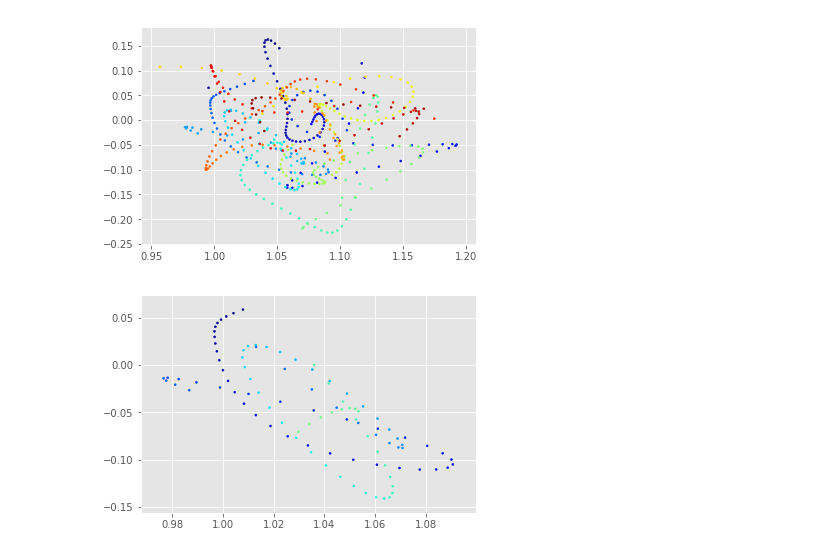
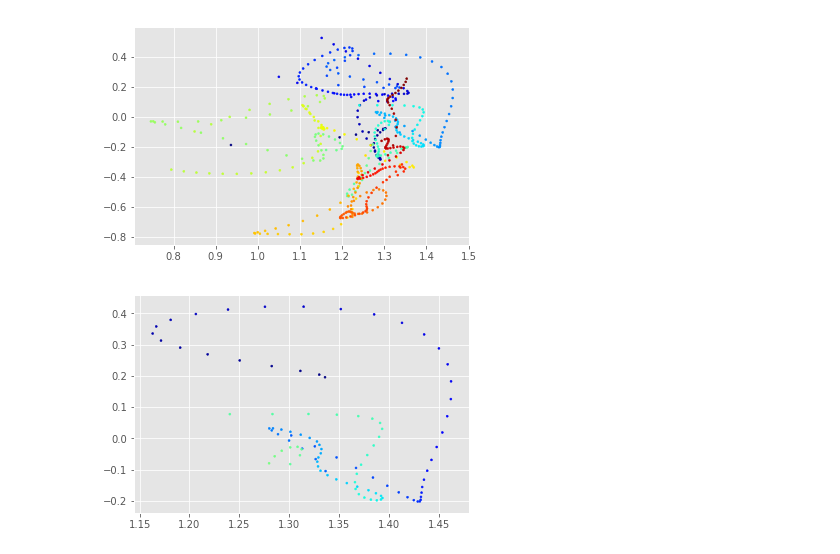
Before and after one commit to Joshuaalbert/bayes_tec, a Jupyter notebook: notebooks/devel/gain_screen_solver.ipynb, the cells around one changed output. Drawn from its saved outputs; the diff is of its cells as text; code cells hidden in the pictures.

```diff
--- a/notebooks/devel/gain_screen_solver.ipynb
+++ b/notebooks/devel/gain_screen_solver.ipynb
@@ -175,6 +282,0 @@ Time left: 4910.153794939397 s
-# %%
-with datapack:
-    datapack.switch_solset('posterior_sol')
-    datapack.select(ant=slice(1,2,1),time=None,dir=None,pol=slice(0,1,1), freq=slice(0,50,1))
-    phase,_ = datapack.phase
-    amp,_ = datapack.amplitude
@@ -190,0 +379,30 @@ plt.show()
+# %%
+with datapack:
+    datapack.switch_solset('posterior_sol')
+    datapack.select(ant=None,time=None,dir=None,pol=slice(0,1,1), freq=slice(0,48,1))
+    phase,_ = datapack.phase
+    amp,_ = datapack.amplitude
+
+
+datapack.add_freq_indep_tab('tec', times.mjd*86400., pols = pol_labels)
+
+
+gains = amp * np.exp(1j*phase)
+# w_array = []
+# Npol, Nd, Na, Nf, Nt = phase.shape
+# t0 = default_timer()
+# tec = np.zeros((Npol, Nd, Na, Nt))
+# for i in range(1,62,1):
+#     print(antenna_labels[i])
+#     w = get_freq_weights(gains[:,:,i,:,:], freqs[:48])
+#     w_array.append(w)
+#     tec_conv = -8.448e9/freqs[:48]
+#     tec[:,:,i,:] = np.sum(phase[:,:,i,:,:] /tec_conv[:,None] * w[:,None],axis=-2)
+#     t1 = default_timer()
+#     num_left = 61 - i
+#     rate = (t1-t0)/(i)
+#     print("Time left: {} s".format(num_left*rate))
+
+# with datapack:
+#     datapack.switch_solset('posterior_sol')
+#     datapack.tec = tec
@@ -191,9 +421,11 @@ plt.show()
 # %%
+%matplotlib inline
+
 plt.style.use('ggplot')
-plt.scatter(gains[0,39,0,30,:500].real, gains[0,39,0,30,:500].imag, s=4, c=plt.cm.jet(np.arange(500.)/500.))
+plt.scatter(gains[0,39,51,39,:500].real, gains[0,39,51,39,:500].imag, s=4, c=plt.cm.jet(np.arange(500.)/500.))
 plt.show()
-plt.scatter(gains[0,39,0,30,100:200].real, gains[0,39,0,30,100:200].imag, s=4, c=plt.cm.jet(np.arange(100.)/200.))
+plt.scatter(gains[0,39,51,39,100:200].real, gains[0,39,51,39,100:200].imag, s=4, c=plt.cm.jet(np.arange(100.)/200.))
 plt.show()
 # %% [output]
-[figure, old version]
+[figure, new version]
-[figure, old version]
+[figure, new version]
```
Also changed, not shown: parts of 29 cells of this notebook, 1 other file.
